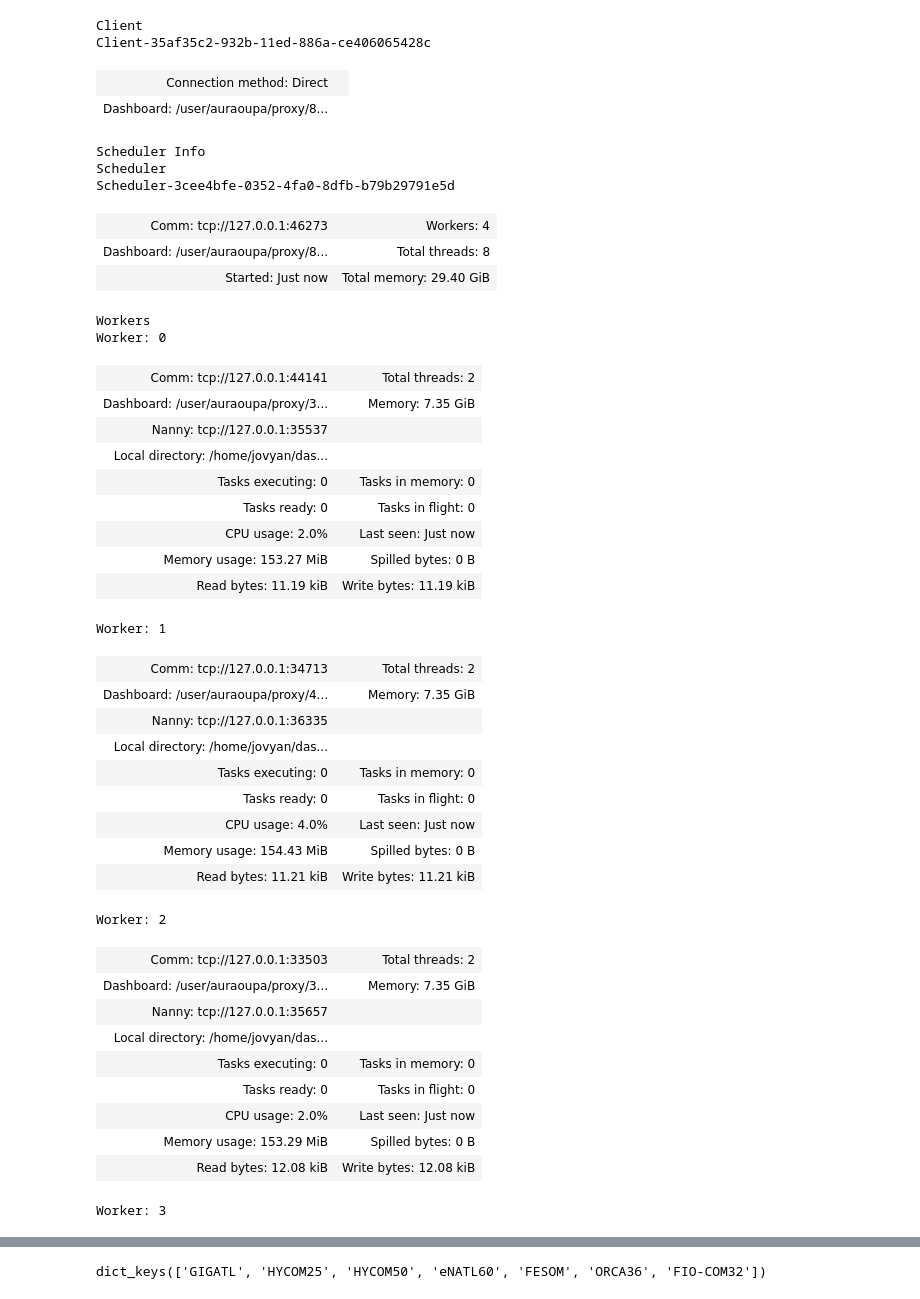
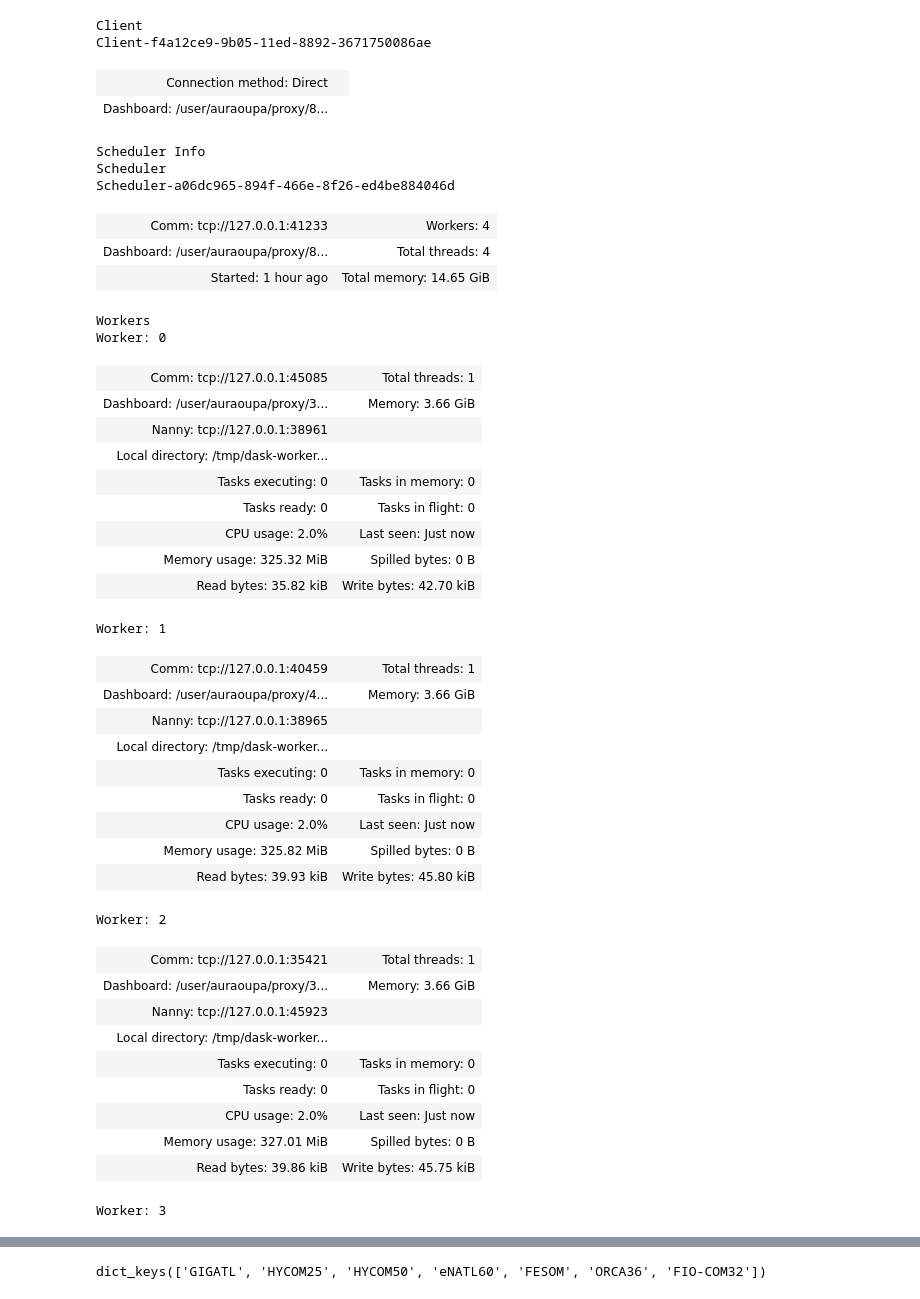
Before and after one commit to auraoupa/drakkar-demo-notebooks, a Jupyter notebook: Filter-eNATL60.ipynb, the cells around one changed output, grey strips where cells are left out. Cells and saved outputs as stored; diff of their text form; code cells hidden in the pictures.

```diff
--- a/Filter-eNATL60.ipynb
+++ b/Filter-eNATL60.ipynb
@@ -1,48 +10,48 @@
 # %%
 from dask.distributed import Client
 
-client = Client("tcp://127.0.0.1:46273")
+client = Client("tcp://127.0.0.1:41233")
 client
 # %% [output]
 Client
-Client-35af35c2-932b-11ed-886a-ce406065428c
+Client-f4a12ce9-9b05-11ed-8892-3671750086ae
 | Connection method: Direct |  |
 | Dashboard: /user/auraoupa/proxy/8... |  |
 Scheduler Info
 Scheduler
-Scheduler-3cee4bfe-0352-4fa0-8dfb-b79b29791e5d
+Scheduler-a06dc965-894f-466e-8f26-ed4be884046d
-| Comm: tcp://127.0.0.1:46273 | Workers: 4 |
-| Dashboard: /user/auraoupa/proxy/8... | Total threads: 8 |
-| Started: Just now | Total memory: 29.40 GiB |
+| Comm: tcp://127.0.0.1:41233 | Workers: 4 |
+| Dashboard: /user/auraoupa/proxy/8... | Total threads: 4 |
+| Started: 1 hour ago | Total memory: 14.65 GiB |
 Workers
 Worker: 0
-| Comm: tcp://127.0.0.1:44141 | Total threads: 2 |
-| Dashboard: /user/auraoupa/proxy/3... | Memory: 7.35 GiB |
-| Nanny: tcp://127.0.0.1:35537 |  |
-| Local directory: /home/jovyan/das... |  |
+| Comm: tcp://127.0.0.1:45085 | Total threads: 1 |
+| Dashboard: /user/auraoupa/proxy/3... | Memory: 3.66 GiB |
+| Nanny: tcp://127.0.0.1:38961 |  |
+| Local directory: /tmp/dask-worker... |  |
 | Tasks executing: 0 | Tasks in memory: 0 |
 | Tasks ready: 0 | Tasks in flight: 0 |
 | CPU usage: 2.0% | Last seen: Just now |
-| Memory usage: 153.27 MiB | Spilled bytes: 0 B |
-| Read bytes: 11.19 kiB | Write bytes: 11.19 kiB |
+| Memory usage: 325.32 MiB | Spilled bytes: 0 B |
+| Read bytes: 35.82 kiB | Write bytes: 42.70 kiB |
 Worker: 1
-| Comm: tcp://127.0.0.1:34713 | Total threads: 2 |
-| Dashboard: /user/auraoupa/proxy/4... | Memory: 7.35 GiB |
-| Nanny: tcp://127.0.0.1:36335 |  |
-| Local directory: /home/jovyan/das... |  |
+| Comm: tcp://127.0.0.1:40459 | Total threads: 1 |
+| Dashboard: /user/auraoupa/proxy/4... | Memory: 3.66 GiB |
+| Nanny: tcp://127.0.0.1:38965 |  |
+| Local directory: /tmp/dask-worker... |  |
 | Tasks executing: 0 | Tasks in memory: 0 |
 | Tasks ready: 0 | Tasks in flight: 0 |
-| CPU usage: 4.0% | Last seen: Just now |
-| Memory usage: 154.43 MiB | Spilled bytes: 0 B |
-| Read bytes: 11.21 kiB | Write bytes: 11.21 kiB |
+| CPU usage: 2.0% | Last seen: Just now |
+| Memory usage: 325.82 MiB | Spilled bytes: 0 B |
+| Read bytes: 39.93 kiB | Write bytes: 45.80 kiB |
 Worker: 2
-| Comm: tcp://127.0.0.1:33503 | Total threads: 2 |
-| Dashboard: /user/auraoupa/proxy/3... | Memory: 7.35 GiB |
-| Nanny: tcp://127.0.0.1:35657 |  |
-| Local directory: /home/jovyan/das... |  |
+| Comm: tcp://127.0.0.1:35421 | Total threads: 1 |
+| Dashboard: /user/auraoupa/proxy/3... | Memory: 3.66 GiB |
+| Nanny: tcp://127.0.0.1:45923 |  |
+| Local directory: /tmp/dask-worker... |  |
 | Tasks executing: 0 | Tasks in memory: 0 |
 | Tasks ready: 0 | Tasks in flight: 0 |
 | CPU usage: 2.0% | Last seen: Just now |
-| Memory usage: 153.29 MiB | Spilled bytes: 0 B |
-| Read bytes: 12.08 kiB | Write bytes: 12.08 kiB |
+| Memory usage: 327.01 MiB | Spilled bytes: 0 B |
+| Read bytes: 39.86 kiB | Write bytes: 45.75 kiB |
 Worker: 3
```
Also changed, not shown: parts of 14 cells of this notebook, 2 other files.
